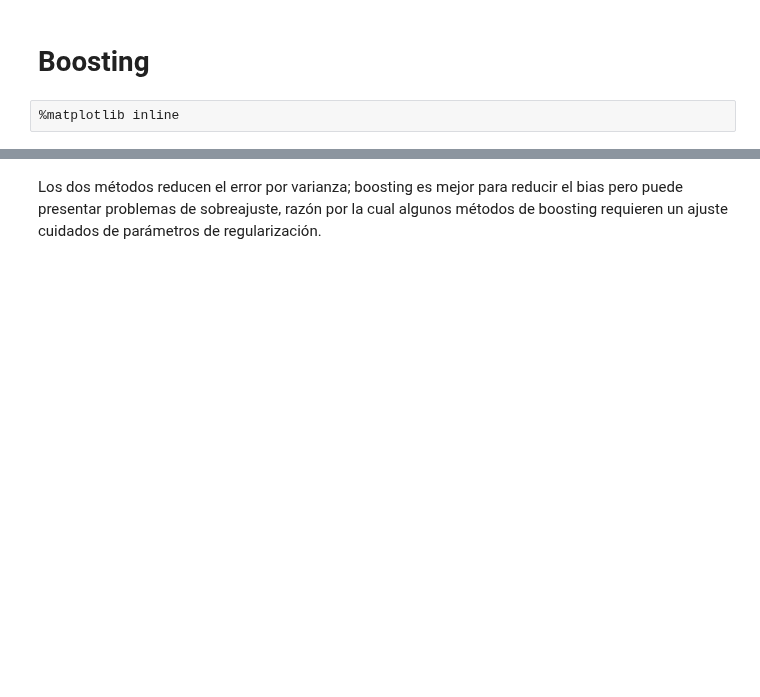
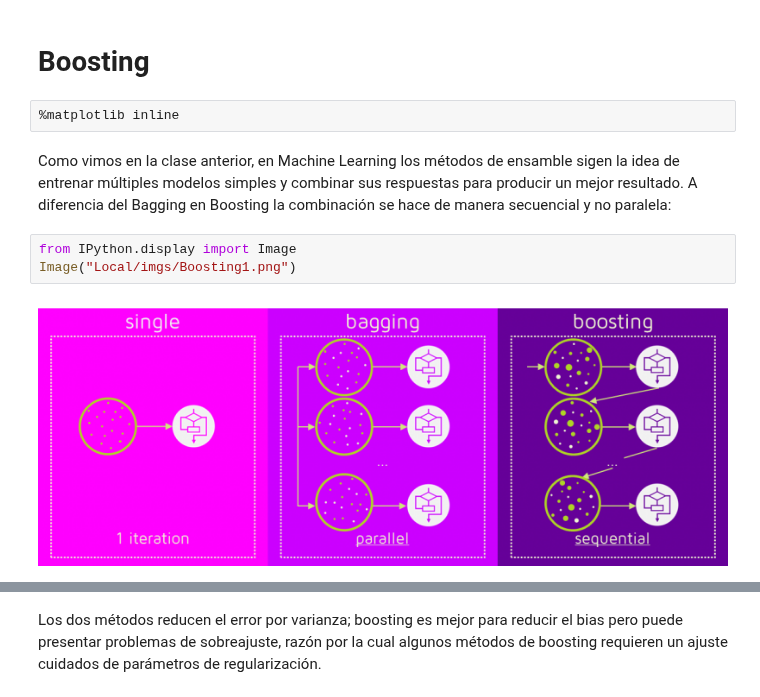
Before and after one commit to jdariasl/Intro_ML_2025, a Jupyter notebook: Clase 11 - Boosting, Stacking.ipynb, the cells around one changed output, grey strips where cells are left out. Saved outputs shown, nothing was run; the diff lists cells and outputs as text; blank space fills up the shorter version.

Commit message:
Fix image render issue

```diff
--- a/Clase 11 - Boosting, Stacking.ipynb
+++ b/Clase 11 - Boosting, Stacking.ipynb
@@ -2,4 +2,11 @@
 # Boosting
 # %%
 %matplotlib inline
+# %% [markdown]
+Como vimos en la clase anterior, en Machine Learning los métodos de ensamble sigen la idea de entrenar múltiples modelos simples y combinar sus respuestas para producir un mejor resultado. A diferencia del Bagging en Boosting la combinación se hace de manera secuencial y no paralela:
+# %%
+from IPython.display import Image
+Image("Local/imgs/Boosting1.png")
+# %% [output]
+[figure, added]
 # %% [markdown]
```
Also changed, not shown: parts of 12 cells of this notebook, 15 other files.
